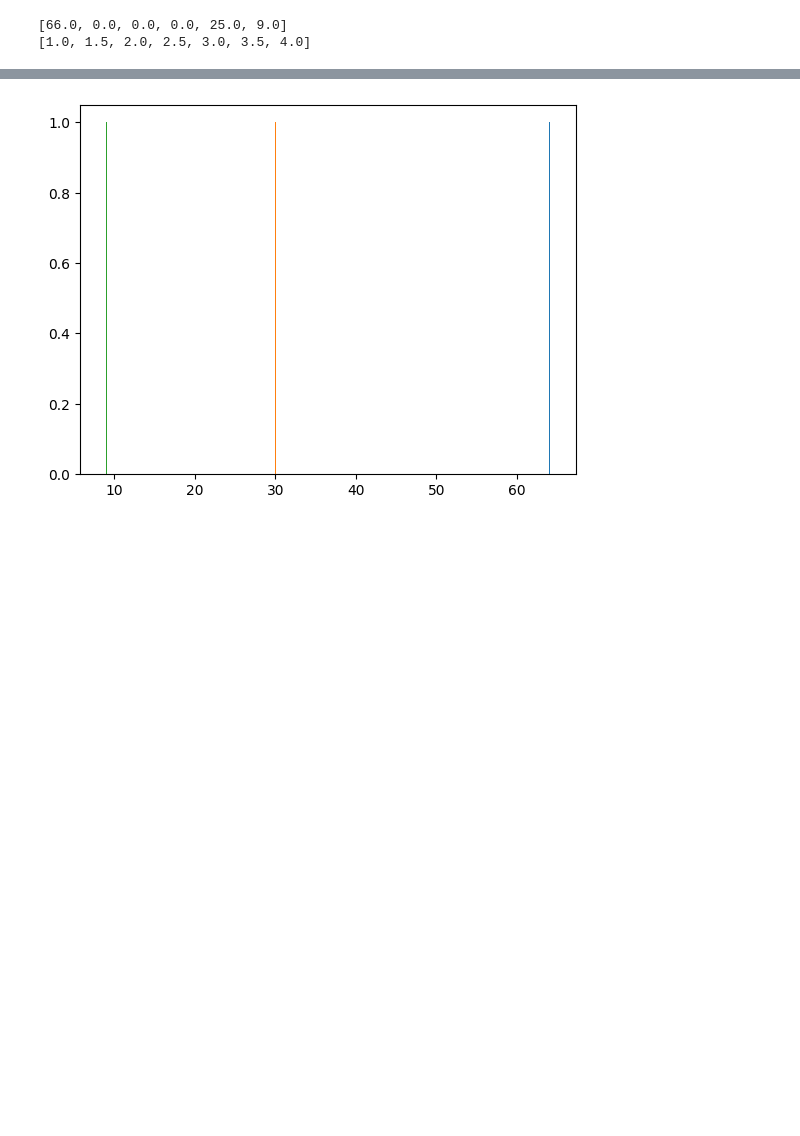
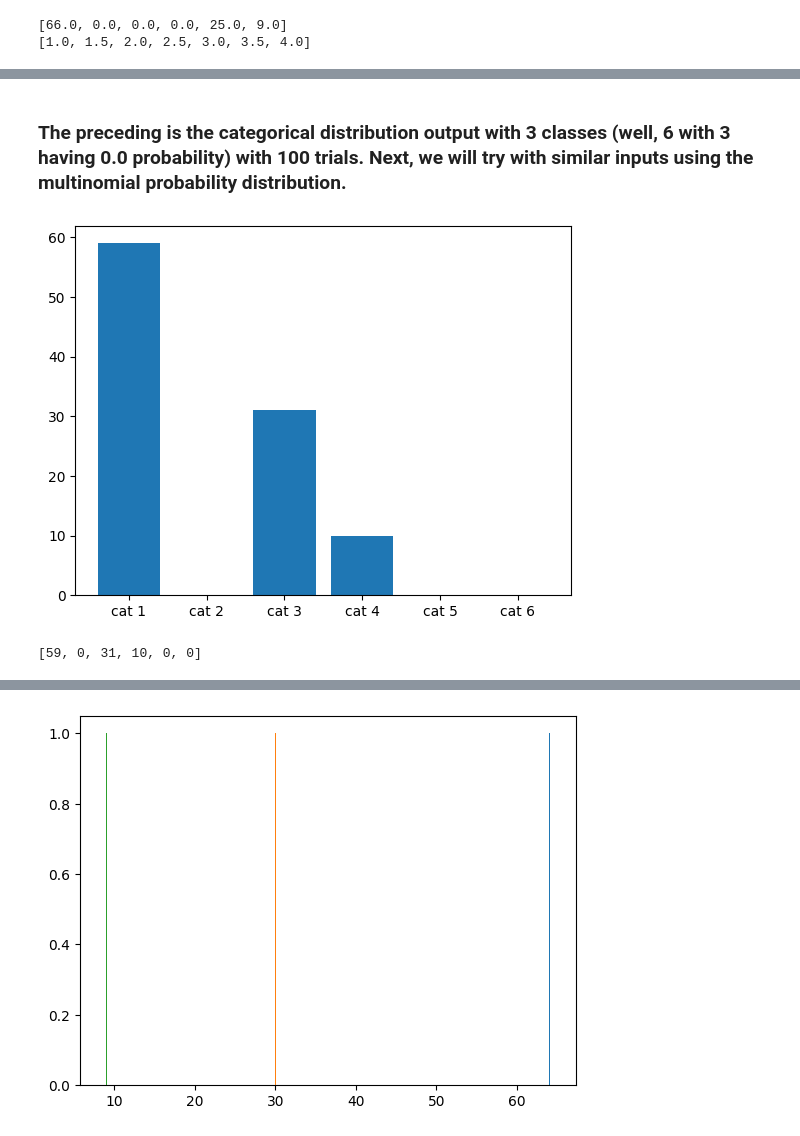
Before and after one commit to lewisl/CovidSim, a Jupyter notebook: prototyping.ipynb, the cells around one changed output, grey strips where cells are left out. Saved outputs shown, nothing was run; the diff lists cells and outputs as text; code cells hidden in the pictures; blank space fills up the shorter version.

```diff
--- a/prototyping.ipynb
+++ b/prototyping.ipynb
@@ -163,0 +191,14 @@ println(hh[2])
+# %% [markdown]
+### The preceding is the categorical distribution output with 3 classes (well, 6 with 3 having 0.0 probability) with 100 trials. Next, we will try with similar inputs using the multinomial probability distribution.
+# %%
+# use the modified probs from the above to compare distribution plots
+probs = [0.5, 0.0, 0.375, 0.125, 0.0, 0.0]
+dmulti = Multinomial(100, probs)
+names = ("cat 1", "cat 2", "cat 3", "cat 4", "cat 5", "cat 6")
+x = vec(rand(dmulti, 1))
+println(x)
+bar(names, x);
+# xlim(0.0,6.0)
+# %% [output]
+[figure, added]
+[59, 0, 31, 10, 0, 0]
```
Also changed, not shown: parts of 9 cells of this notebook, 1 other file.
